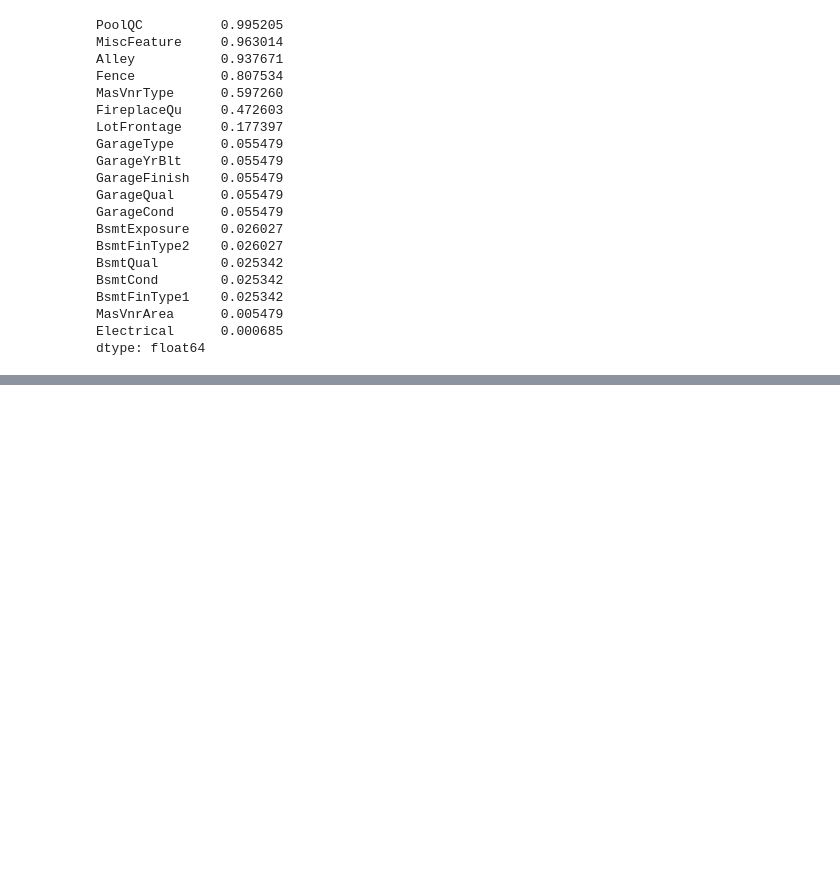
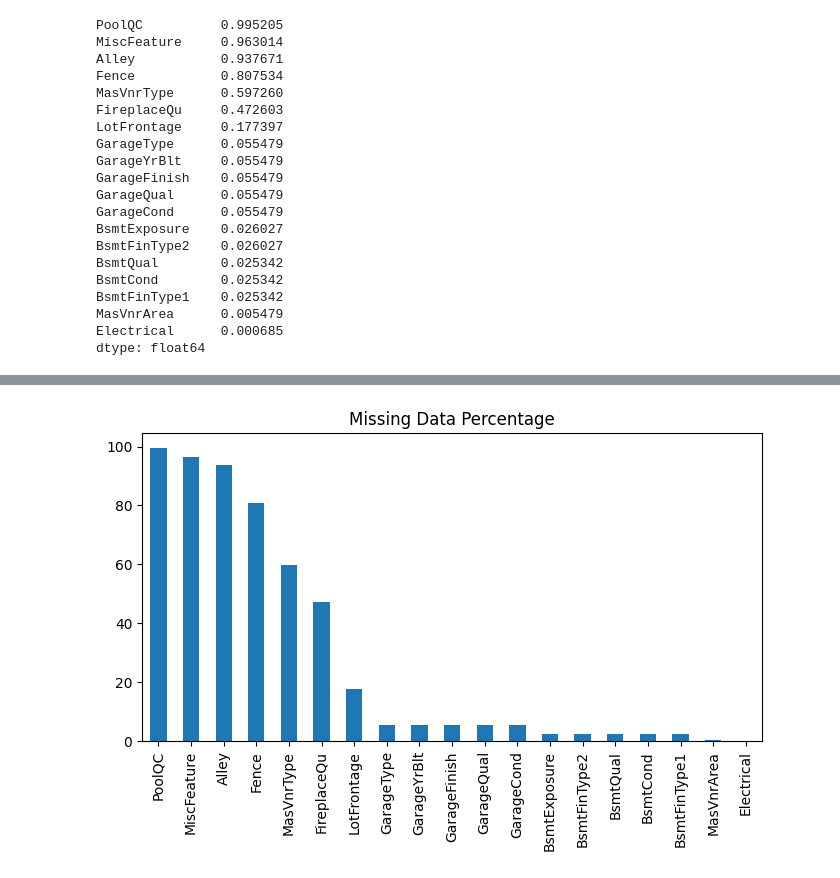
Before and after one commit to aditya-chitray/learning-data-science, a Jupyter notebook: house-price-prediction/notebooks/01_EDA.ipynb, the cells around one changed output, grey strips where cells are left out. Saved outputs shown, nothing was run; the diff lists cells and outputs as text; code cells hidden in the pictures; blank space fills up the shorter version.

```diff
--- a/house-price-prediction/notebooks/01_EDA.ipynb
+++ b/house-price-prediction/notebooks/01_EDA.ipynb
@@ -89,3 +121,13 @@ BsmtFinType1    0.025342
 MasVnrArea      0.005479
 Electrical      0.000685
 dtype: float64
+# %%
+# Combined summary
+missing = df.isnull().sum()
+missing = missing[missing > 0].sort_values(ascending=False)
+missing_df = pd.DataFrame({
+    'Missing Count': missing,
+    'Missing %': (missing / len(df)) * 100
+})
+
+missing_df
@@ -92 +152,8 @@ dtype: float64
+# %%
+plt.figure(figsize=(8,4))
+missing_df['Missing %'].plot(kind='bar')
+plt.title('Missing Data Percentage')
+plt.show()
+# %% [output]
+[figure, added]
 # %% [markdown]
```
Also changed, not shown: parts of 17 cells of this notebook.
